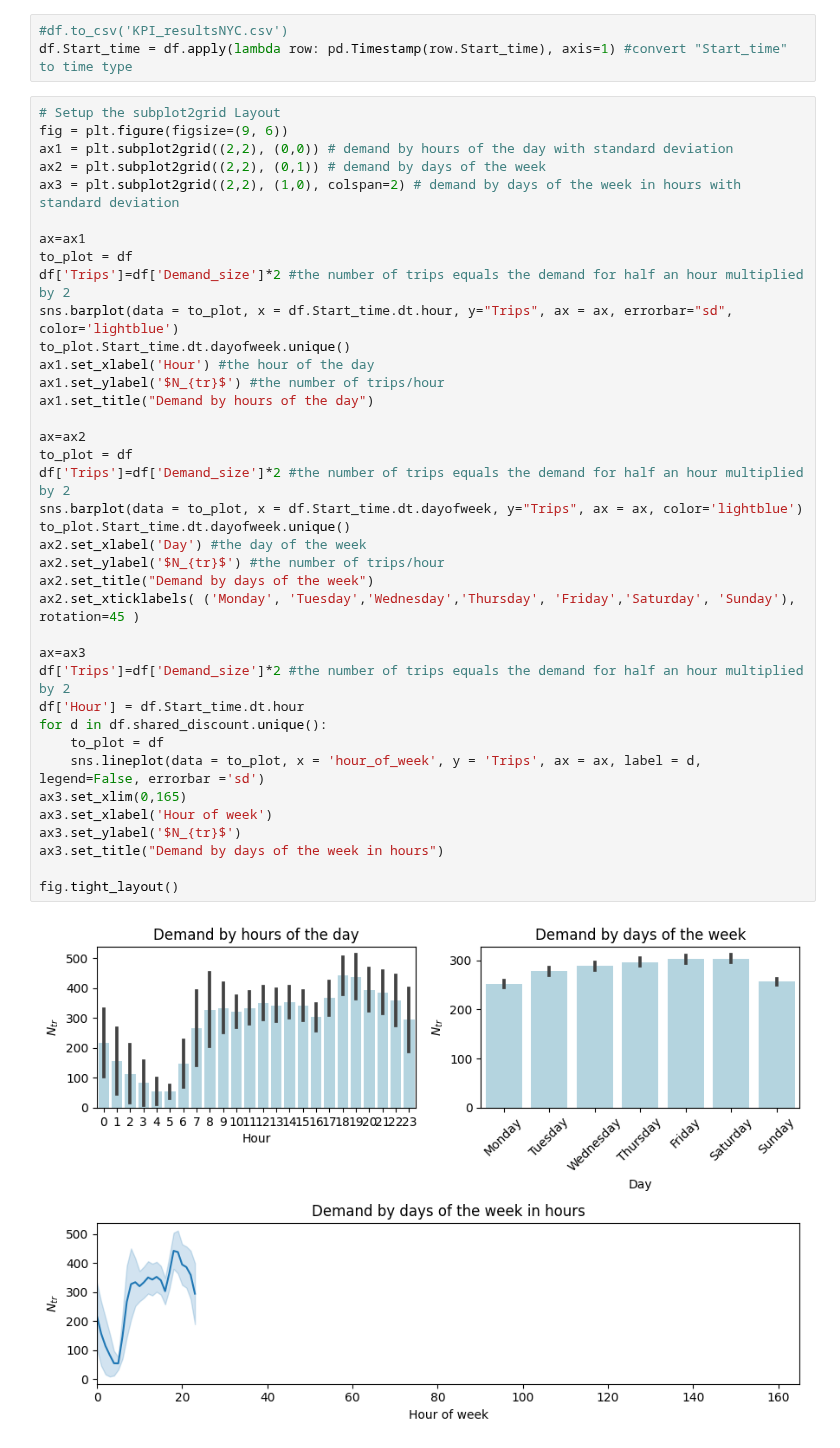
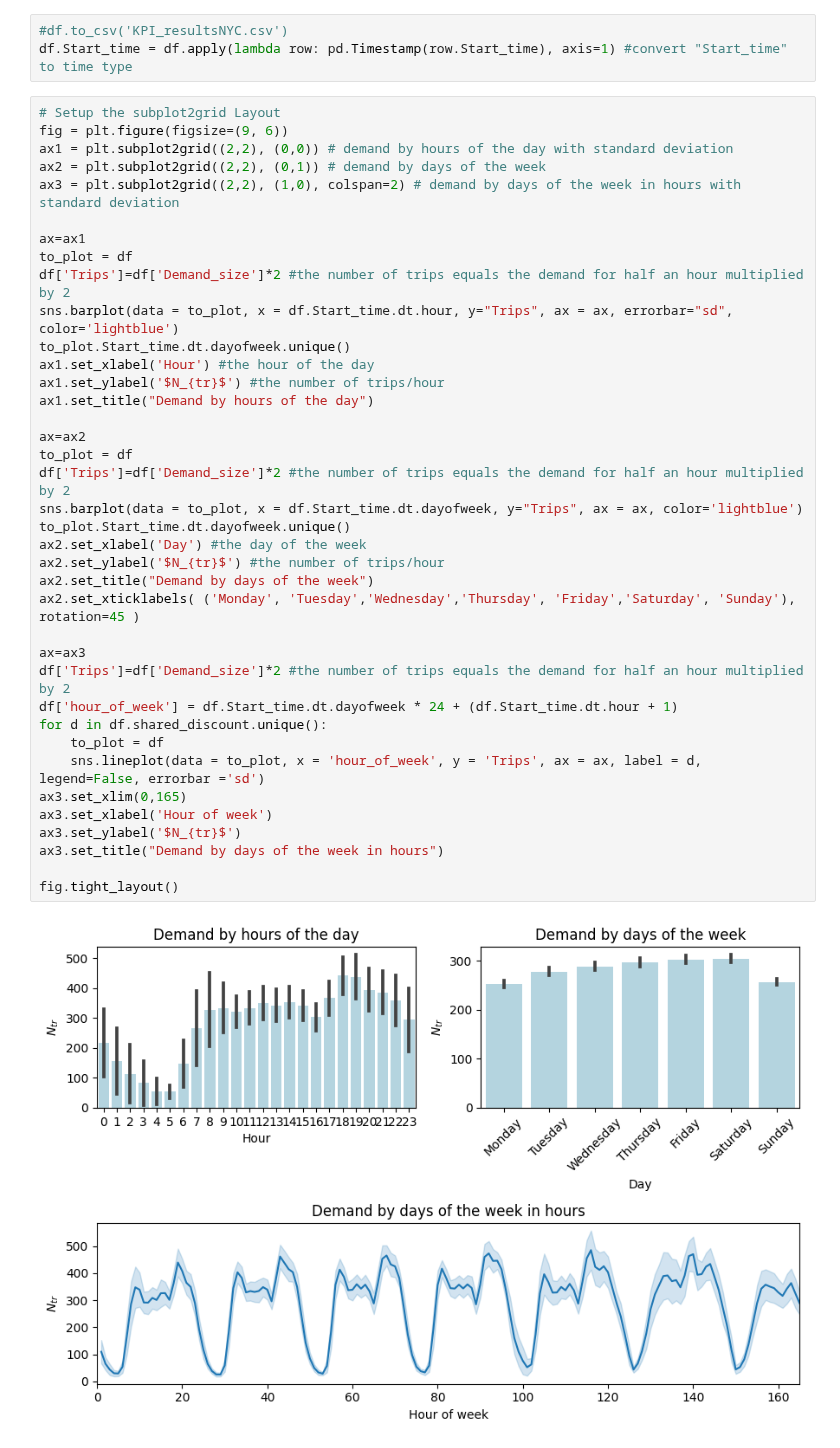
Before and after one commit to OlhaShulikaUJ/ExMAS-plotting, a Jupyter notebook: NYC DEMAND.ipynb, the cells around one changed output. Saved outputs shown, nothing was run; the diff lists cells and outputs as text.

```diff
--- a/NYC DEMAND.ipynb
+++ b/NYC DEMAND.ipynb
@@ -26,32 +26,32 @@ ax=ax1
 to_plot = df
 df['Trips']=df['Demand_size']*2 #the number of trips equals the demand for half an hour multiplied by 2
 sns.barplot(data = to_plot, x = df.Start_time.dt.hour, y="Trips", ax = ax, errorbar="sd", color='lightblue')
 to_plot.Start_time.dt.dayofweek.unique()
 ax1.set_xlabel('Hour') #the hour of the day
 ax1.set_ylabel('$N_{tr}$') #the number of trips/hour
 ax1.set_title("Demand by hours of the day")
 
 ax=ax2
 to_plot = df
 df['Trips']=df['Demand_size']*2 #the number of trips equals the demand for half an hour multiplied by 2
 sns.barplot(data = to_plot, x = df.Start_time.dt.dayofweek, y="Trips", ax = ax, color='lightblue')
 to_plot.Start_time.dt.dayofweek.unique()
 ax2.set_xlabel('Day') #the day of the week
 ax2.set_ylabel('$N_{tr}$') #the number of trips/hour
 ax2.set_title("Demand by days of the week")
 ax2.set_xticklabels( ('Monday', 'Tuesday','Wednesday','Thursday', 'Friday','Saturday', 'Sunday'), rotation=45 )
 
 ax=ax3
 df['Trips']=df['Demand_size']*2 #the number of trips equals the demand for half an hour multiplied by 2
-df['Hour'] = df.Start_time.dt.hour
+df['hour_of_week'] = df.Start_time.dt.dayofweek * 24 + (df.Start_time.dt.hour + 1)
 for d in df.shared_discount.unique():
     to_plot = df
     sns.lineplot(data = to_plot, x = 'hour_of_week', y = 'Trips', ax = ax, label = d, legend=False, errorbar ='sd')
 ax3.set_xlim(0,165)
 ax3.set_xlabel('Hour of week')
 ax3.set_ylabel('$N_{tr}$')
 ax3.set_title("Demand by days of the week in hours")
 
 fig.tight_layout()
 # %% [output]
-[figure, old version]
+[figure, new version]
```
Also changed, not shown: parts of 1 cell of this notebook.
